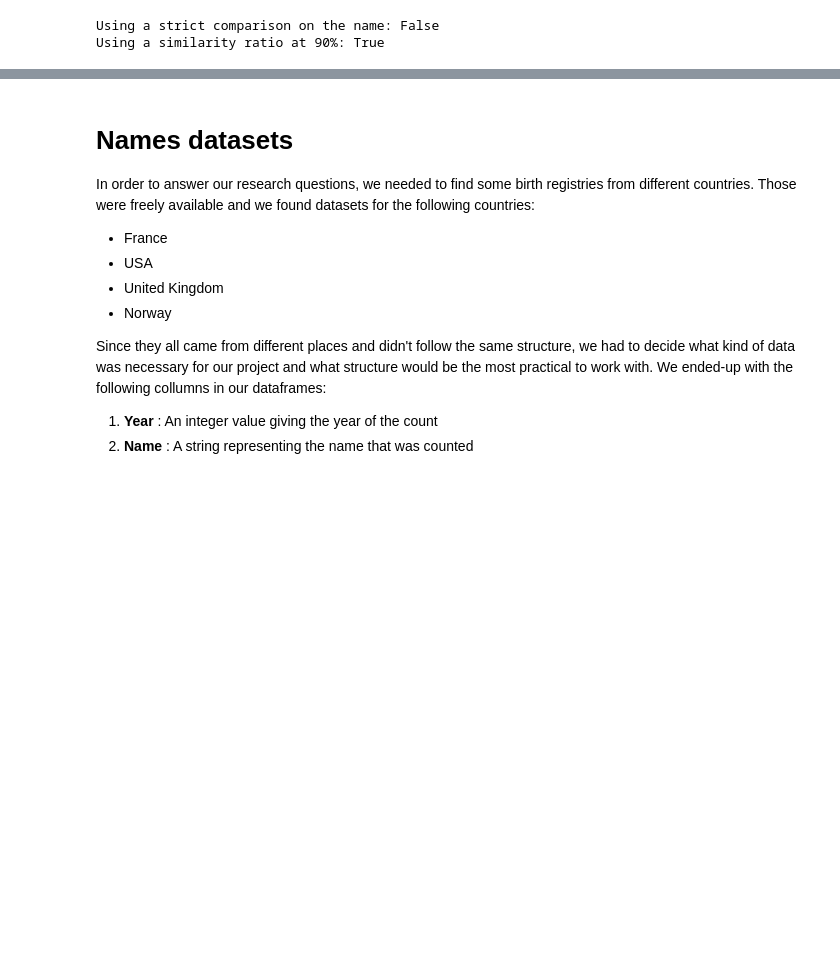
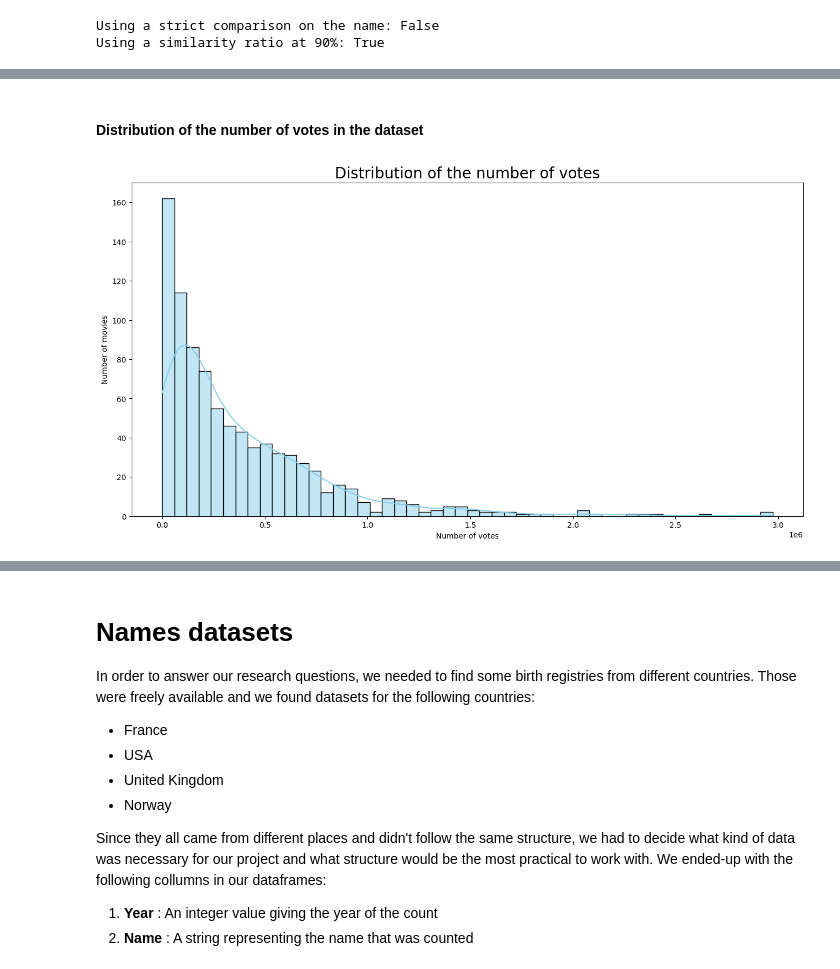
Before and after one commit to epfl-ada/ada-2024-project-dondata2025, a Jupyter notebook: results_MS3.ipynb, the cells around one changed output, grey strips where cells are left out. Saved outputs shown, nothing was run; the diff lists cells and outputs as text; code cells hidden in the pictures; blank space fills up the shorter version.

```diff
--- a/results_MS3.ipynb
+++ b/results_MS3.ipynb
@@ -181,0 +207,12 @@ Importing plotly failed. Interactive plots will not work.
+# %% [markdown]
+#### Distribution of the number of votes in the dataset
+# %%
+# Visualizing the distribtion of the number of votes in the dataset
+plt.figure(figsize=(16, 8))
+sns.histplot(cmu_imdb_merged['totalVotes'], bins=50, kde=True, color='skyblue')
+plt.title('Distribution of the number of votes', fontsize=20)
+plt.xlabel('Number of votes')
+plt.ylabel('Number of movies')
+plt.show()
+# %% [output]
+[figure, added]
```
Also changed, not shown: parts of 20 cells of this notebook.
